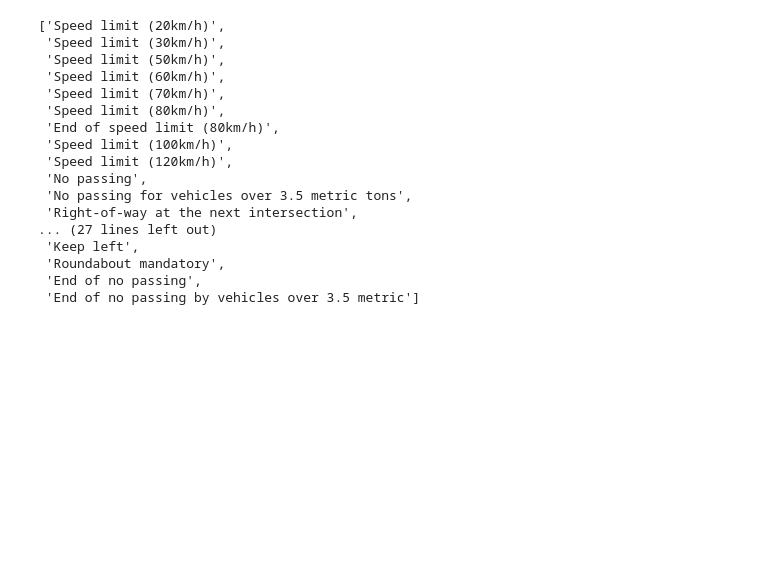
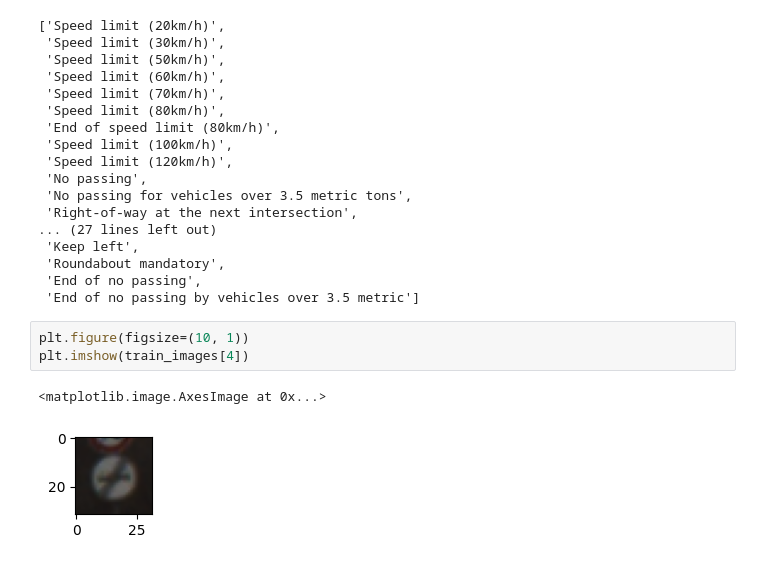
Before and after one commit to srii5477/Traffic-Sign-Detection-using-CNN, a Jupyter notebook: Traffic_Sign_Detection.ipynb, the cells around one changed output. Drawn from its saved outputs; the diff is of its cells as text; blank space fills up the shorter version.

```diff
--- a/Traffic_Sign_Detection.ipynb
+++ b/Traffic_Sign_Detection.ipynb
@@ -231,3 +231,9 @@ label_df['SignName'].values.tolist()
  'Roundabout mandatory',
  'End of no passing',
  'End of no passing by vehicles over 3.5 metric']
+# %%
+plt.figure(figsize=(10, 1))
+plt.imshow(train_images[4])
+# %% [output]
+<matplotlib.image.AxesImage at 0x...>
+[figure, added]
```
Also changed, not shown: parts of 2 cells of this notebook, 1 other file.
